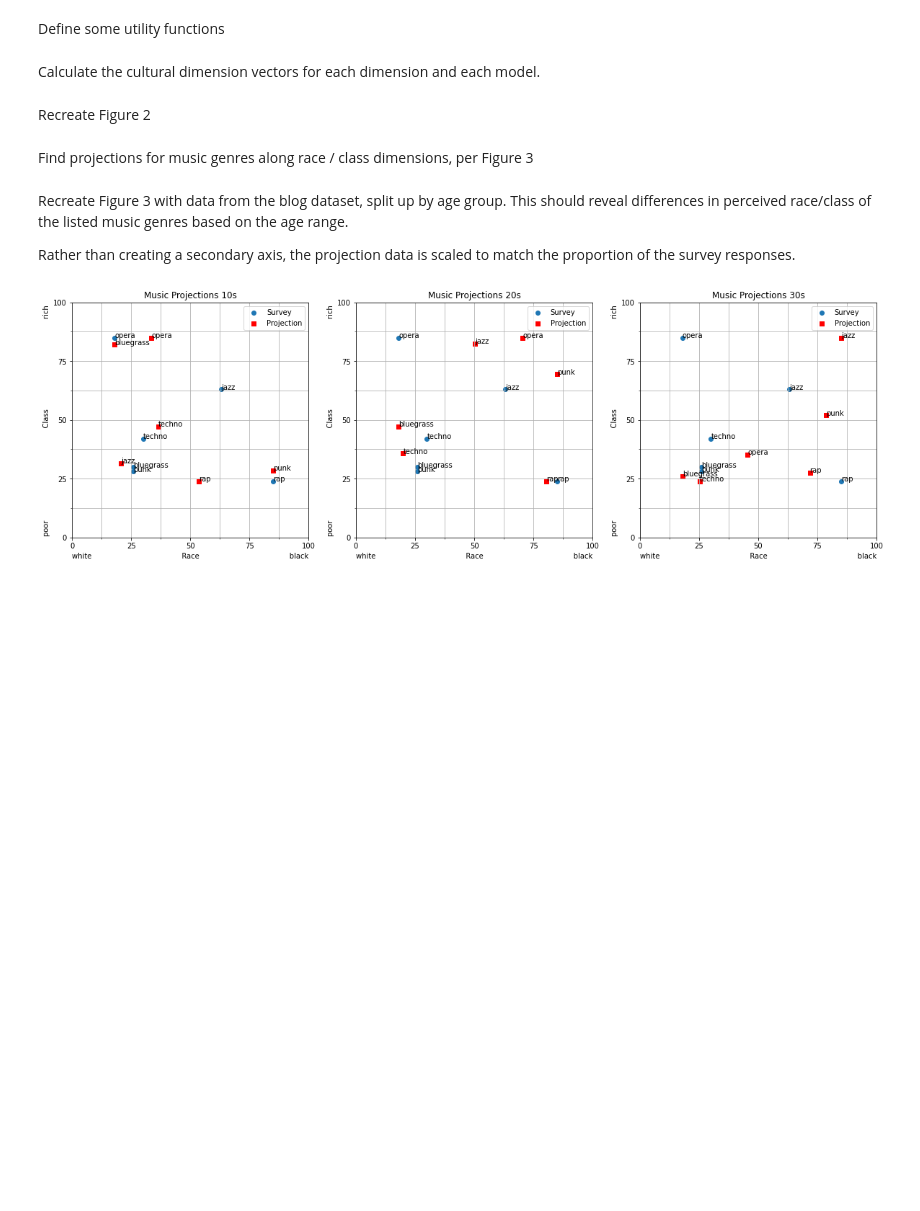
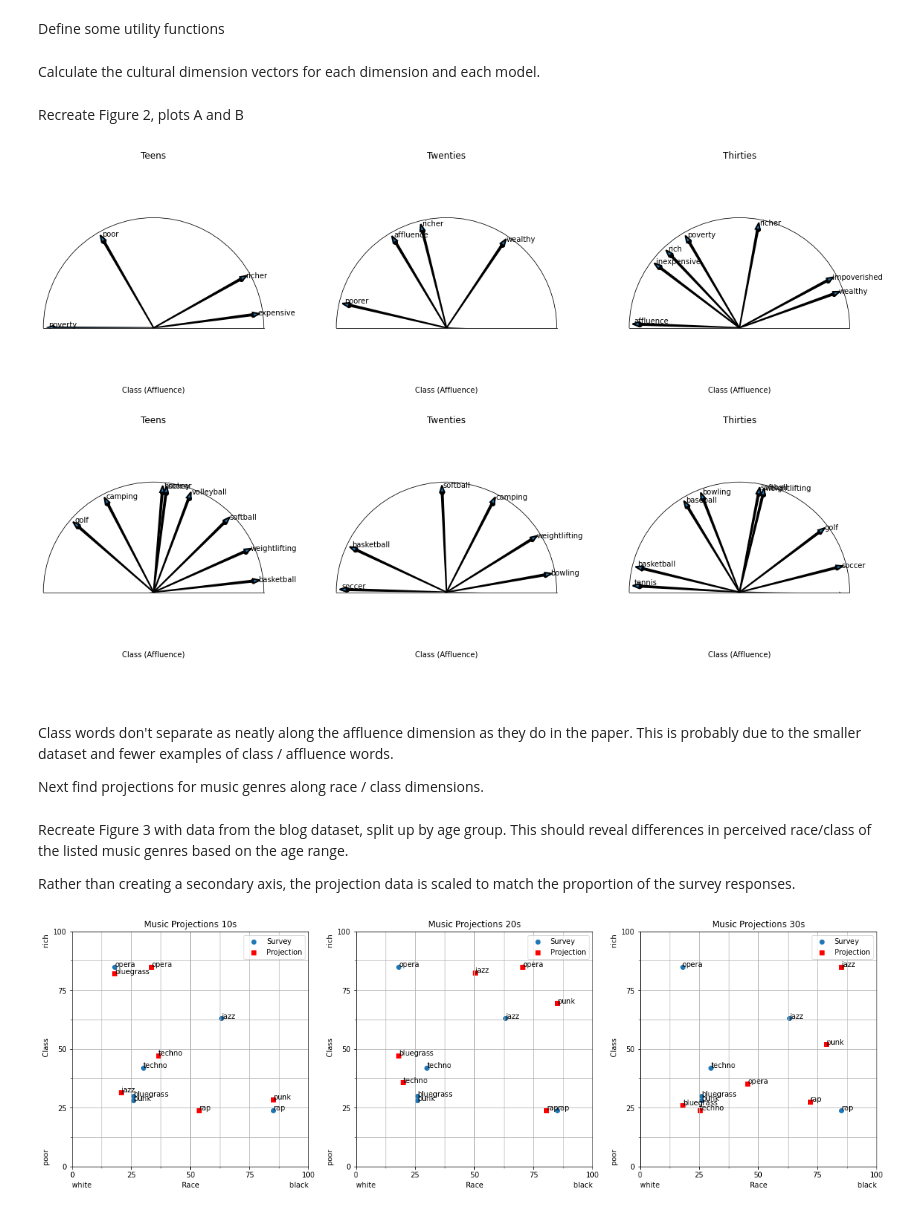
Before and after one commit to ggetzie/kozlowski2019, a Jupyter notebook: w2v.ipynb, the cells around one changed output. Cells and saved outputs as stored; diff of their text form; code cells hidden in the pictures; blank space fills up the shorter version.

Commit message:
Figure 2 added

```diff
--- a/w2v.ipynb
+++ b/w2v.ipynb
@@ -128,6 +136,15 @@ def scalar_projection(vector, dimension):
     """
 
     return np.dot(vector, dimension) / np.linalg.norm(dimension)
+
+def get_angle(vector, dimension):
+    """
+    Calculate the angle between the vector and the given dimension
+    """
+    v_dot_d = np.dot(vector, dimension)
+    v_d = np.linalg.norm(vector) * np.linalg.norm(dimension)
+    c = v_dot_d / v_d
+    return np.degrees(np.arccos(np.clip(c, -1, 1)))
 # %% [markdown]
 Calculate the cultural dimension vectors for each dimension and each model.
 # %%
@@ -135,9 +152,71 @@ dimensions10 = {dim: get_dimension(model10, word_pairs.wp[dim]) for dim in word_
 dimensions20 = {dim: get_dimension(model20, word_pairs.wp[dim]) for dim in word_pairs.wp}
 dimensions30 = {dim: get_dimension(model30, word_pairs.wp[dim]) for dim in word_pairs.wp}
 # %% [markdown]
-Recreate Figure 2
+Recreate Figure 2, plots A and B
-# %% [markdown]
-Find projections for music genres along race / class dimensions, per Figure 3
+# %%
+from matplotlib import pyplot as plt
+
+figa_words = ["impoverished", "inexpensive", "poverty", "poor", "poorer",
+             "rich", "richer", "affluence", "expensive", "wealthy"]
+
+def get_word_angles(model, dimensions, words):
+    res = []
+    for w in words:
+        try:
+            res.append((w, get_angle(model[w], dimensions["AFFLUENCE"])))
+        except KeyError:
+            continue
+    return res
+
+figa_data = [get_word_angles(model10, dimensions10, figa_words),
+             get_word_angles(model20, dimensions20, figa_words),
+             get_word_angles(model30, dimensions30, figa_words)]
+
+fig= plt.figure(figsize=(20,12))
+titles = ["Teens", "Twenties", "Thirties"]
+for i, data in enumerate(figa_data):
+    ax = fig.add_subplot(2, 3, i+1, polar=True)
+    ax.set_thetamin(0)
+    ax.set_thetamax(180)
+    ax.set_title(titles[i])
+    for d in data:
+        ax.plot([d[1]], [1.0], "o", c="black")
+        ax.arrow(d[1], 0, 0, 1, width=0.015, lw=2, zorder=5)
+        ax.annotate(d[0], xy=(d[1], 1), xytext=(d[1]-.01, 1.05))
+    ax.set_rmax(1.1)
+    ax.set_rticks([])
+    ax.set_xticks([])
+    ax.set_xlabel("Class (Affluence)")
+
+figb_words = ["camping", "boxing", "weightlifting", "bowling", "hockey",
+             "baseball", "basketball", "soccer", "softball", "volleyball",
+             "tennis", "golf"]
+
+figb_data = [get_word_angles(model10, dimensions10, figb_words),
+             get_word_angles(model20, dimensions20, figb_words),
+             get_word_angles(model30, dimensions30, figb_words)]
+
+for i, data in enumerate(figb_data):
+    ax = fig.add_subplot(2, 3, i+4, polar=True)
+    ax.set_thetamin(0)
+    ax.set_thetamax(180)
+    ax.set_title(titles[i])
+    for d in data:
+        ax.plot([d[1]], [1.0], "o", c="black")
+        ax.arrow(d[1], 0, 0, 1, width=0.015, lw=2, zorder=5)
+        ax.annotate(d[0], xy=(d[1], 1), xytext=(d[1]-.01, 1.05))
+    ax.set_rmax(1.1)
+    ax.set_rticks([])
+    ax.set_xticks([])
+    ax.set_xlabel("Class (Affluence)")
+
+plt.show()
+# %% [output]
+[figure, added]
+# %% [markdown]
+Class words don't separate as neatly along the affluence dimension as they do in the paper. This is probably due to the smaller dataset and fewer examples of class / affluence words.
+
+Next find projections for music genres along race / class dimensions.
 # %%
 music = ["opera", "jazz", "rap", "techno", "bluegrass", "punk"]
 # Music Projections
```
Also changed, not shown: parts of 2 cells of this notebook.
